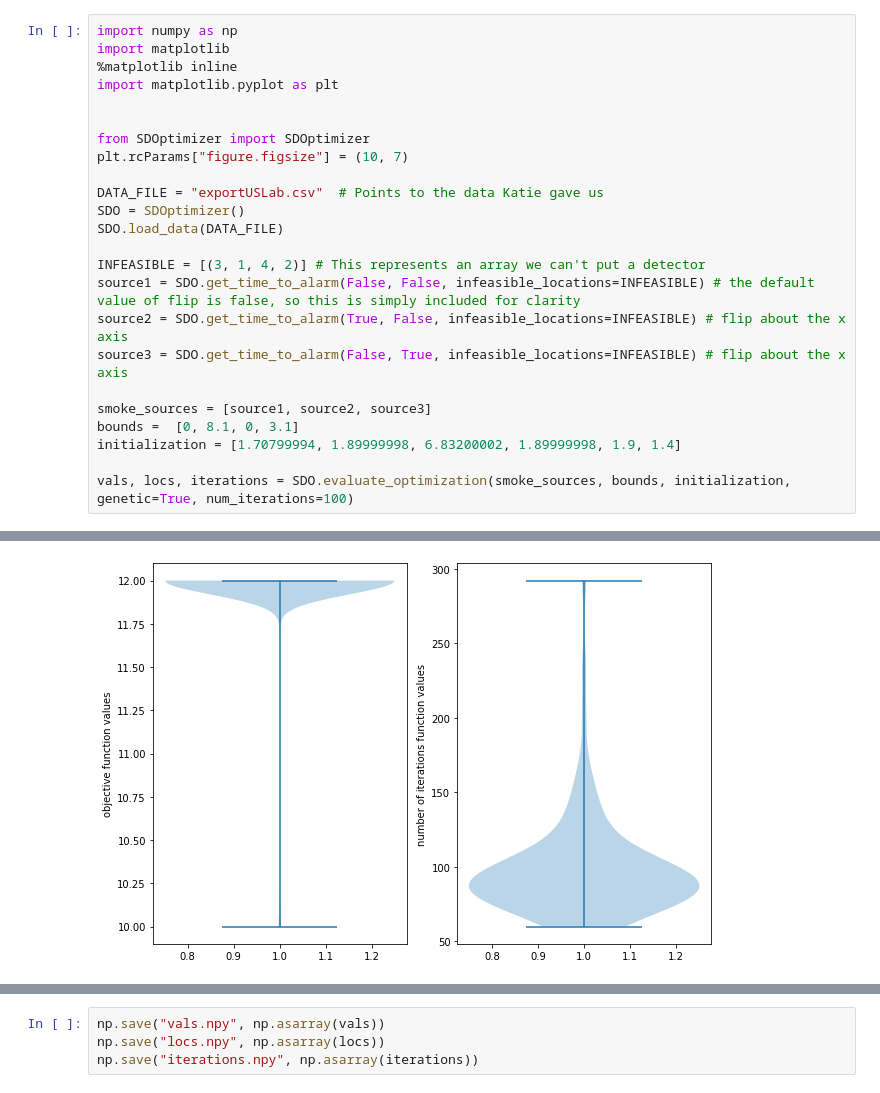
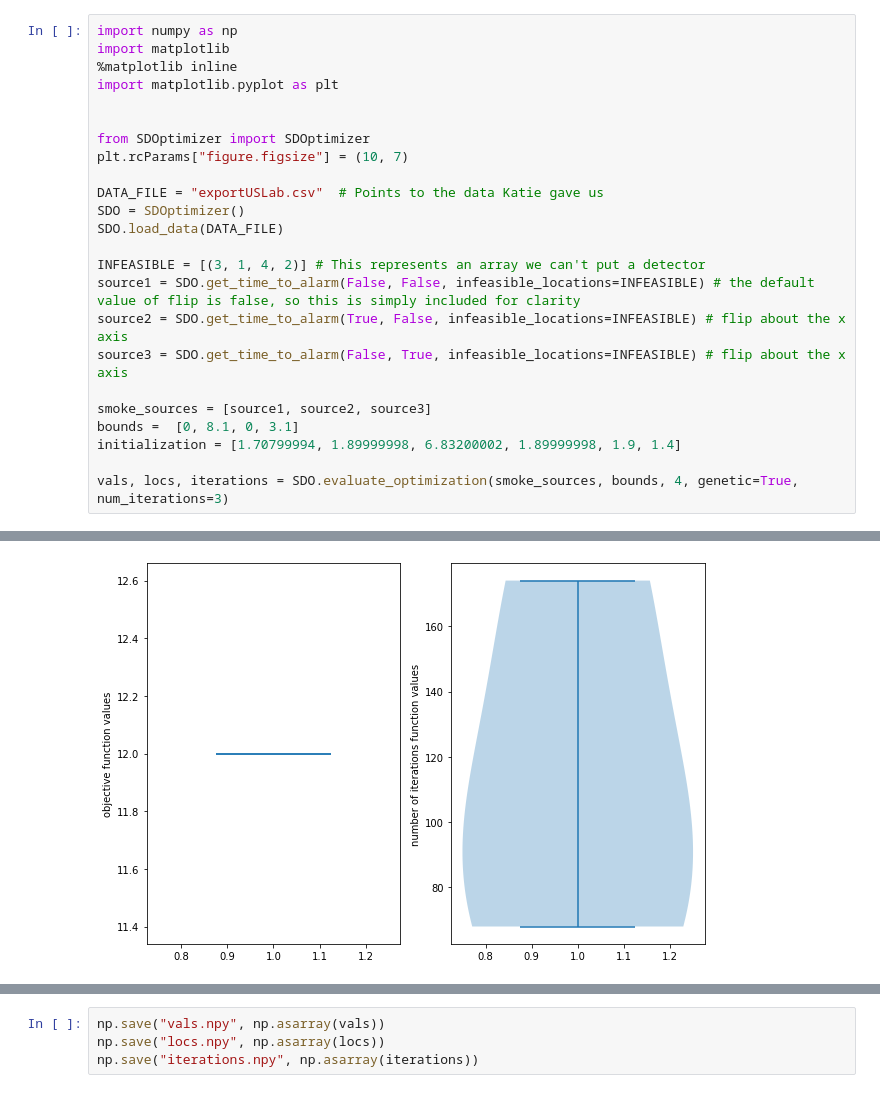
Before and after one commit to russelldj/SmokeDetectorOptimization, a Jupyter notebook: UnderstandingTheOptimizer.ipynb, the cells around one changed output, grey strips where cells are left out. Saved outputs shown, nothing was run; the diff lists cells and outputs as text.

```diff
--- a/UnderstandingTheOptimizer.ipynb
+++ b/UnderstandingTheOptimizer.ipynb
@@ -1,27 +1,27 @@
 # %%
 import numpy as np
 import matplotlib
 %matplotlib inline
 import matplotlib.pyplot as plt
 
 
 from SDOptimizer import SDOptimizer
 plt.rcParams["figure.figsize"] = (10, 7)
 
 DATA_FILE = "exportUSLab.csv"  # Points to the data Katie gave us
 SDO = SDOptimizer()
 SDO.load_data(DATA_FILE)
 
 INFEASIBLE = [(3, 1, 4, 2)] # This represents an array we can't put a detector
 source1 = SDO.get_time_to_alarm(False, False, infeasible_locations=INFEASIBLE) # the default value of flip is false, so this is simply included for clarity
 source2 = SDO.get_time_to_alarm(True, False, infeasible_locations=INFEASIBLE) # flip about the x axis
 source3 = SDO.get_time_to_alarm(False, True, infeasible_locations=INFEASIBLE) # flip about the x axis
 
 smoke_sources = [source1, source2, source3]
 bounds =  [0, 8.1, 0, 3.1]
 initialization = [1.70799994, 1.89999998, 6.83200002, 1.89999998, 1.9, 1.4]
 
-vals, locs, iterations = SDO.evaluate_optimization(smoke_sources, bounds, initialization, genetic=True, num_iterations=100)
+vals, locs, iterations = SDO.evaluate_optimization(smoke_sources, bounds, 4, genetic=True, num_iterations=3)
 # %% [output]
 [interactive output not drawn]
-[figure, old version]
+[figure, new version]
```
Also changed, not shown: parts of 2 cells of this notebook, 5 other files.
